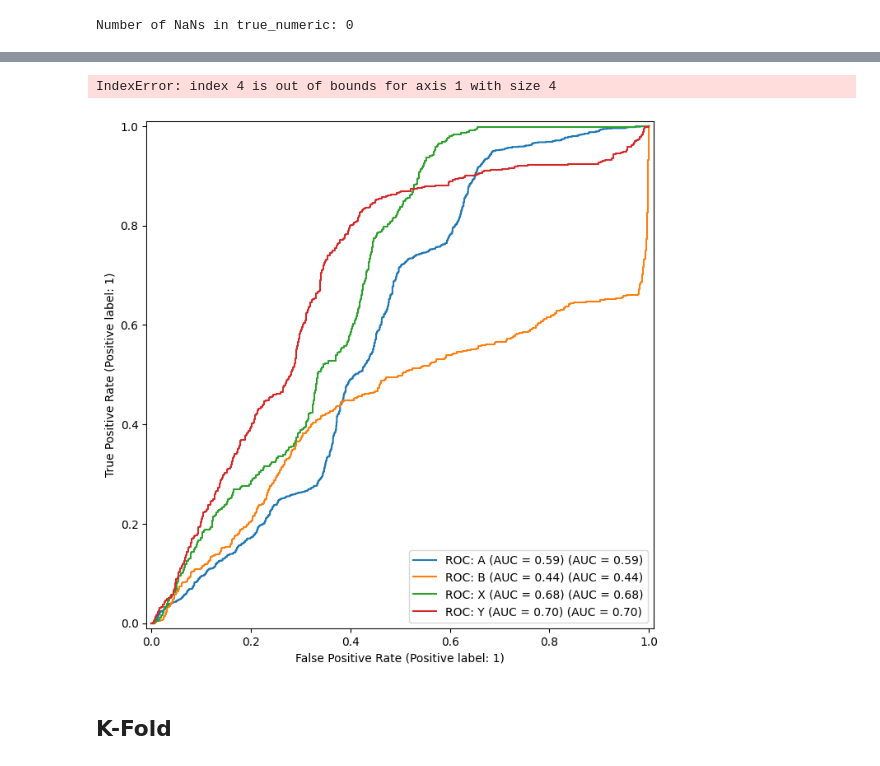
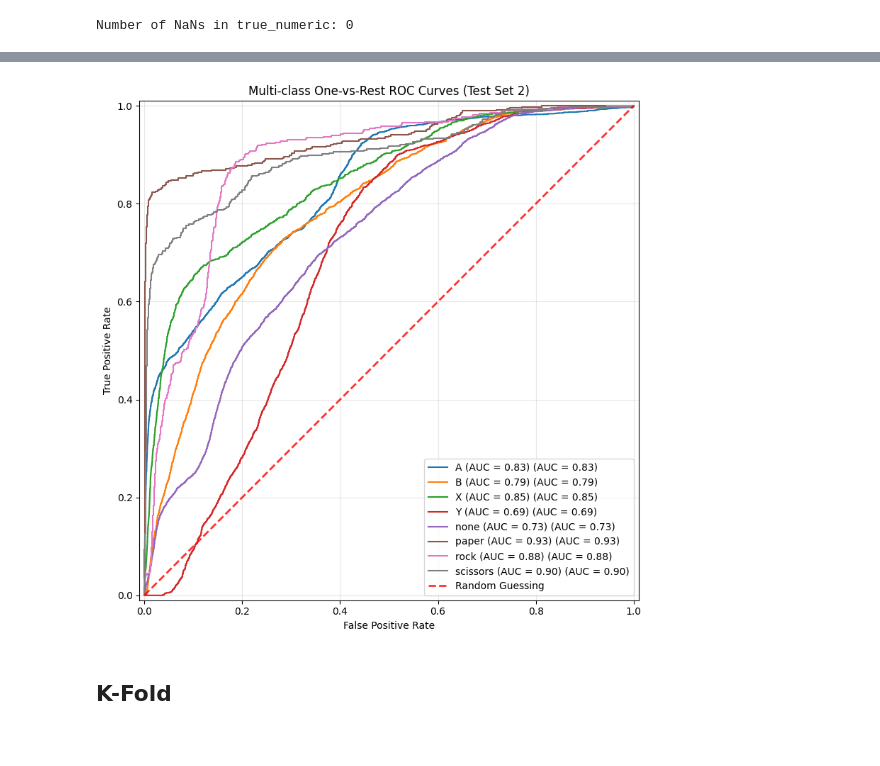
Before and after one commit to amiouepk/ECE-SP-26-18-Capstone-Project, a Jupyter notebook: ML/Test_Rock,_Paper,_Scissors_Classification.ipynb, the cells around one changed output, grey strips where cells are left out. Drawn from its saved outputs; the diff is of its cells as text; code cells hidden in the pictures.

```diff
--- a/ML/Test_Rock,_Paper,_Scissors_Classification.ipynb
+++ b/ML/Test_Rock,_Paper,_Scissors_Classification.ipynb
@@ -37,15 +37,15 @@ print(torch._dynamo.__file__)
 2.11.0+cu130
 /home/amiou/Code/Capstone/ECE-SP-26-18-Capstone-Project/venv/lib/python3.14/site-packages/torch/_dynamo/__init__.py
 # %%
-EPOCHS = 3000
+EPOCHS = 600
 SEED = 40
 
 STD = 0.02
 COPY = 5
 HIDDEN = 0
-DROPOUT = 0.1
+DROPOUT = 0.15
 
-LR = 5e-5
+LR = 5e-4
 WEIGHT_DECAY = 1e-5   # <-- add this line
 
 N_FOLDS = 5
@@ -294,7 +329,7 @@ print(f"Original row count: {len(df)}")
 augmented_df = augment_with_noise(
     df,
     label_col="label",
-    noise_fraction=0.0005, # Using the updated parameter from the previous cell
+    noise_fraction=0.005, # Using the updated parameter from the previous cell
     copies=COPY,
     random_state=42      # Using the new reproducibility parameter
 )
@@ -302,5 +337,5 @@ augmented_df = augment_with_noise(
 print(f"Augmented row count: {len(augmented_df)}")
 
 # If you must overwrite df to save memory, do it at the very end
-df = augmented_df
+#df = augmented_df
 # %% [output]
@@ -825,7 +869,7 @@ df_test.rename(columns={df_test.columns[-1]: 'label'}, inplace=True)
 # mapping2 = {'paper': 0, 'rock': 1, 'scissors': 2, 'none': 3}
 mapping2 = mapping.copy()
 # mapping2["none"] = 3
-df_test["label"] = df_test["label"].astype(str).str.strip().str.lower().map(mapping2)
+df_test["label"] = df_test["label"].astype(str).str.strip().map(mapping2)
 
 # 4. Visualization Setup (ORDER MATTERS!)
 display_labels = ["Paper", "Rock", "Scissors", "None"]
@@ -869,9 +913,10 @@ X_features = testing2.drop(columns=['label'], errors='ignore')
 # Vectorized coercion to ensure all sensor data is numeric
 X_features = X_features.apply(pd.to_numeric, errors='coerce').fillna(0)
 
-# CRITICAL: Align columns with your ORIGINAL training features
-# Replace 'X_train' with whatever your training DataFrame was named (e.g., 'df_train' or 'data')
-X_features = X_features[X_train.columns]
+print("Columns in X_features after processing:", X_features.columns.tolist()[:10])
+print("Expected columns from training:", X_train.columns.tolist()[:10])
+# Force alignment – fill any missing columns with zeros
+X_features = X_features.reindex(columns=X_train.columns, fill_value=0)
 
 # Convert to PyTorch tensor and move to GPU/CPU
 X_new = torch.tensor(X_features.values, dtype=torch.float32).to(device)
@@ -1035,7 +1088,7 @@ X_features = X_features.apply(pd.to_numeric, errors='coerce').fillna(0)
 
 # CRITICAL: Align columns using the original training DataFrame template
 # Change 'X_train' to whatever your training features were named (e.g. df_train)
-X_features = X_features[X_train.columns]
+X_features = X_features.reindex(columns=X_train.columns, fill_value=0)
 
 # Convert to Tensor for the model
 X_new = torch.tensor(X_features.values, dtype=torch.float32).to(device)
@@ -1050,52 +1103,47 @@ with torch.inference_mode():
     new_probs = torch.softmax(new_logits, dim=1)
 
 # ------------------------
-# 3. Data Prep for ROC
+# 3. Data Prep for ROC (FIXED)
 # ------------------------
-# Move probabilities to CPU numpy for Scikit-Learn
 y_score = new_probs.cpu().numpy()
 
-# Convert true labels to One-Hot encoding (Required for Multi-class ROC)
-label_binarizer = LabelBinarizer().fit(true_labels)
+# Fit binarizer on ALL possible classes to ensure consistent column order
+all_classes = list(mapping.values())
+label_binarizer = LabelBinarizer().fit(all_classes)
 y_onehot_test = label_binarizer.transform(true_labels)
 
 # ------------------------
-# 4. Plotting One-vs-Rest ROC Curves
+# 4. Plotting One-vs-Rest ROC Curves (Only Present Classes)
 # ------------------------
 fig, ax = plt.subplots(figsize=(10, 8))
 
-# Get the list of class names from your mapping (e.g., ['rock', 'paper', ...])
+# Get classes that actually appear in the test set
+present_classes = np.unique(true_labels)
 class_names = list(mapping.keys())
 
-for class_id, class_name in enumerate(class_names):
-    # Calculate specific AUC for this class to put in the legend
+for class_id in present_classes:
+    class_name = class_names[class_id]  # map index back to name
     fpr, tpr, _ = roc_curve(y_onehot_test[:, class_id], y_score[:, class_id])
     roc_auc = auc(fpr, tpr)
 
-    # Plot the curve for this class
     RocCurveDisplay.from_predictions(
         y_onehot_test[:, class_id],
         y_score[:, class_id],
-        name=f"ROC: {class_name} (AUC = {roc_auc:.2f})",
+        name=f"{class_name} (AUC = {roc_auc:.2f})",
         ax=ax,
-        plot_chance_level=False # We will add a custom one for better styling
+        plot_chance_level=False
     )
 
-# Add a professional "Chance Level" diagonal line
 ax.plot([0, 1], [0, 1], linestyle='--', lw=2, color='red', label='Random Guessing', alpha=.8)
-
-# Styling
 ax.set_xlabel("False Positive Rate")
 ax.set_ylabel("True Positive Rate")
 ax.set_title("Multi-class One-vs-Rest ROC Curves (Test Set 2)")
 ax.legend(loc="lower right")
 ax.grid(alpha=0.3)
-
 plt.tight_layout()
 plt.show()
 # %% [output]
-IndexError: index 4 is out of bounds for axis 1 with size 4
-[figure, old version]
+[figure, new version]
 # %% [markdown]
 ## K-Fold
 # %%
```
Also changed, not shown: parts of 33 cells of this notebook, 13 other files.
